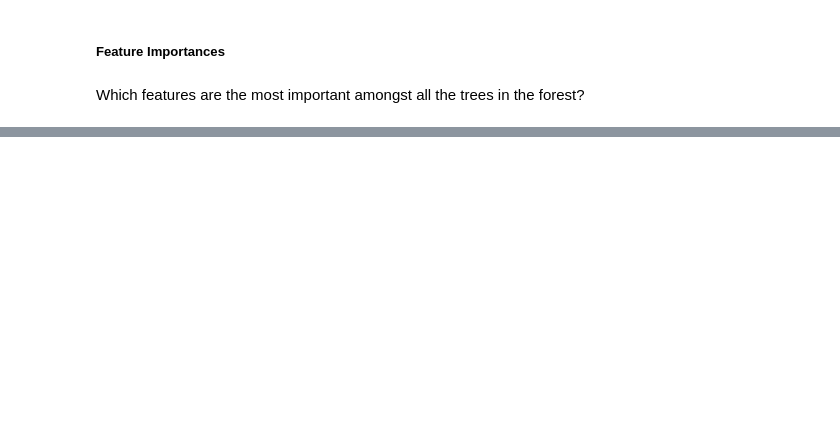
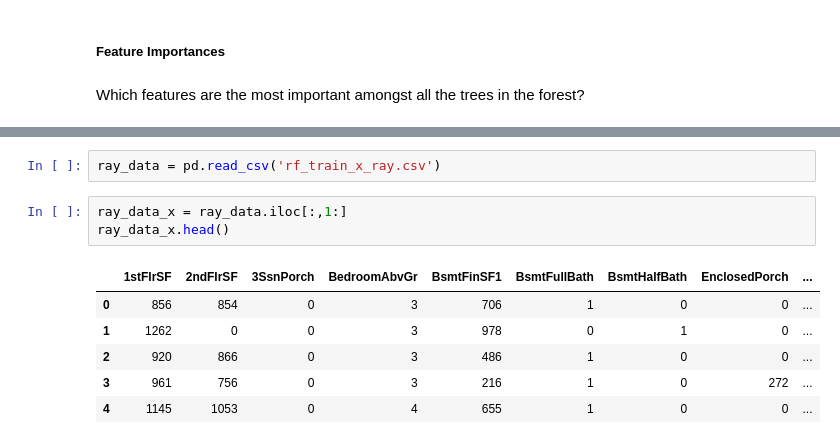
Before and after one commit to TeamBADS/kaggle_challenges, a Jupyter notebook: house_prices/python_playground/python_exploration.ipynb, the cells around one changed output, grey strips where cells are left out. Saved outputs shown, nothing was run; the diff lists cells and outputs as text; blank space fills up the shorter version.

```diff
--- a/house_prices/python_playground/python_exploration.ipynb
+++ b/house_prices/python_playground/python_exploration.ipynb
@@ -445,0 +454,12 @@ Feature ranking:
+# %%
+ray_data = pd.read_csv('rf_train_x_ray.csv')
+# %%
+ray_data_x = ray_data.iloc[:,1:]
+ray_data_x.head()
+# %% [output]
+|  | 1stFlrSF | 2ndFlrSF | 3SsnPorch | BedroomAbvGr | BsmtFinSF1 | BsmtFullBath | BsmtHalfBath | EnclosedPorch | ... |
+| 0 | 856 | 854 | 0 | 3 | 706 | 1 | 0 | 0 | ... |
+| 1 | 1262 | 0 | 0 | 3 | 978 | 0 | 1 | 0 | ... |
+| 2 | 920 | 866 | 0 | 3 | 486 | 1 | 0 | 0 | ... |
+| 3 | 961 | 756 | 0 | 3 | 216 | 1 | 0 | 272 | ... |
+| 4 | 1145 | 1053 | 0 | 4 | 655 | 1 | 0 | 0 | ... |
```
Also changed, not shown: parts of 17 cells of this notebook.
